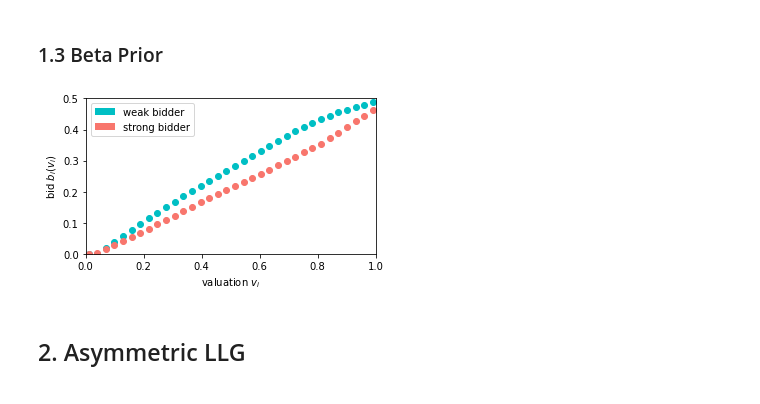
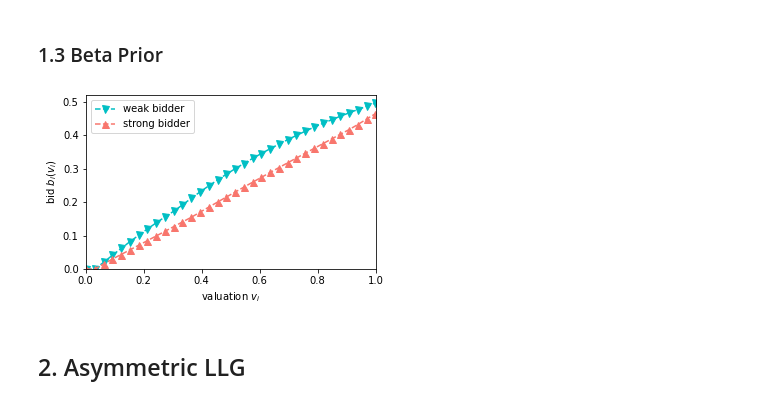
Before and after one commit to heidekrueger/bnelearn, a Jupyter notebook: notebooks/Bid-Functions-Asymmetric.ipynb, the cells around one changed output. Cells and saved outputs as stored; diff of their text form; code cells hidden in the pictures.

```diff
--- a/notebooks/Bid-Functions-Asymmetric.ipynb
+++ b/notebooks/Bid-Functions-Asymmetric.ipynb
@@ -111,38 +113,51 @@ The PostScript backend does not support transparency; partially transparent arti
 # %% [markdown]
 ### 1.3 Beta Prior
-# %%
-fig, ax = plt.subplots(figsize=(5, 3))
-
-path = '/home/kohring/bnelearn/experiments/asymmmetric-final-results/single_item/first_price/non-common/1.0risk/2players/2021-11-24 Wed 04.57/models'
-n = 100
-eps = 1e-2
-valuations = [torch.linspace(0+eps, 1-eps, n).view(-1, 1) for i in range(2)]
-
-pdfs = [Beta.pdf(valuations[0], 0.8, 1.2), Beta.pdf(valuations[1], 1.2, 0.8)]
-pdfs = [(pdfs[0] - pdfs[0].min()) / (pdfs[0].max() - pdfs[0].min()),
-        (pdfs[1] - pdfs[1].min()) / (pdfs[1].max() - pdfs[1].min())]
-
-for agent_idx in range(2):
-    strat = NeuralNetStrategy.load_old(f'{path}/model_{agent_idx}.pt')
-    action = strat.forward(valuations[agent_idx]).detach().numpy()
-    n_markers = 3
-    ax.scatter(
-        valuations[agent_idx][::n_markers], action[::n_markers], #'.--', #markevery=(0, 0.03), markersize=12,
-        color=colors[agent_idx], zorder=2, #alpha=pdfs[agent_idx][::n_markers],
-    )
-ax.bar(-1, -1, label='weak bidder', color=colors[0])
-ax.bar(-1, -1, label='strong bidder', color=colors[1])
-
-# ax.plot([0, 1], [0, .5], '--', color='grey')
-ax.set_xlabel('valuation $v_i$'); ax.set_ylabel('bid $b_{i}(v_i)$')
-#ax.set_box_aspect(1)
-ax.set_xlim([0, 1]); ax.set_ylim([0, .5])
-ax.legend(loc='upper left')
-plt.tight_layout()
-plt.savefig('non-common_prior.pdf')
-plt.show()
-# %% [output]
-[figure, removed]
+# %%
+fig, ax = plt.subplots(figsize=(5, 3.2))
+
+# path = f'{base_path}/single_item/first_price/non-common/1.0risk/2players/2022-01-14 Fri 14.10/00 14:10:27 0/models'
+# path = "/home/kohring/bnelearn/experiments/asymmetric-final-submission2/single_item/first_price/non-common/1.0risk/2players/2022-01-14 Fri 14.10/00 14:10:27 0/models"  # *
+# path = "/home/kohring/bnelearn/experiments/asymmetric-final-submission2/single_item/first_price/non-common/1.0risk/2players/2022-01-14 Fri 14.10/01 14:22:34 1/models"  # **
+# path = "/home/kohring/bnelearn/experiments/asymmetric-final-submission2/single_item/first_price/non-common/1.0risk/2players/2022-01-14 Fri 14.10/02 14:34:13 2/models"
+path = "/home/kohring/bnelearn/experiments/asymmetric-final-submission2/single_item/first_price/non-common/1.0risk/2players/2022-01-14 Fri 14.10/03 14:46:34 3/models"  # ***
+# path = "/home/kohring/bnelearn/experiments/asymmetric-final-submission2/single_item/first_price/non-common/1.0risk/2players/2022-01-14 Fri 14.10/04 14:58:41 4/models"  # ***
+# path = "/home/kohring/bnelearn/experiments/asymmetric-final-submission2/single_item/first_price/non-common/1.0risk/2players/2022-01-14 Fri 14.10/05 15:10:41 5/models"
+# path = "/home/kohring/bnelearn/experiments/asymmetric-final-submission2/single_item/first_price/non-common/1.0risk/2players/2022-01-14 Fri 14.10/06 15:22:25 6/models"
+# path = "/home/kohring/bnelearn/experiments/asymmetric-final-submission2/single_item/first_price/non-common/1.0risk/2players/2022-01-14 Fri 14.10/07 15:34:10 7/models"
+# path = "/home/kohring/bnelearn/experiments/asymmetric-final-submission2/single_item/first_price/non-common/1.0risk/2players/2022-01-14 Fri 14.10/08 15:45:57 8/models"
+# path = "/home/kohring/bnelearn/experiments/asymmetric-final-submission2/single_item/first_price/non-common/1.0risk/2players/2022-01-14 Fri 14.10/09 15:57:46 9/models"
+
+n = 100
+eps = 1e-3
+valuations = [torch.linspace(0+eps, 1-eps, n).view(-1, 1) for i in range(2)]
+
+pdfs = [Beta.pdf(valuations[0], 0.8, 1.2), Beta.pdf(valuations[1], 1.2, 0.8)]
+pdfs = [(pdfs[0] - pdfs[0].min()) / (pdfs[0].max() - pdfs[0].min()),
+        (pdfs[1] - pdfs[1].min()) / (pdfs[1].max() - pdfs[1].min())]
+
+# ax.plot([0, 1], [0, 0.5], '--', color='grey', label="$b_i(v_i)=0.5 v_i$")
+
+for agent_idx in range(2):
+    strat = NeuralNetStrategy.load(f'{path}/model_{agent_idx}.pt')
+    action = strat.forward(valuations[agent_idx]).detach().numpy()
+    n_markers = 3
+    ax.plot(
+        valuations[agent_idx][::n_markers], action[::n_markers], 'v--' if agent_idx==0 else '^--', markersize=7, #markevery=(0, 0.03),
+        color=colors[agent_idx], zorder=2, label='weak bidder' if agent_idx==0 else 'strong bidder', #alpha=pdfs[agent_idx][::n_markers],
+    )
+# ax.bar(-1, -1, label='weak bidder', color=colors[0])
+# ax.bar(-1, -1, label='strong bidder', color=colors[1])
+
+# ax.plot([0, 1], [0, .5], '--', color='grey')
+ax.set_xlabel('valuation $v_i$'); ax.set_ylabel('bid $b_{i}(v_i)$')
+#ax.set_box_aspect(1)
+ax.set_xlim([0, 1]); ax.set_ylim([0, .52])
+ax.legend(loc='upper left')
+plt.tight_layout()
+plt.savefig('non-common_prior.pdf')
+plt.show()
+# %% [output]
+[figure, added]
 # %% [markdown]
 ## 2. Asymmetric LLG
 # %%
```
Also changed, not shown: parts of 5 cells of this notebook.
